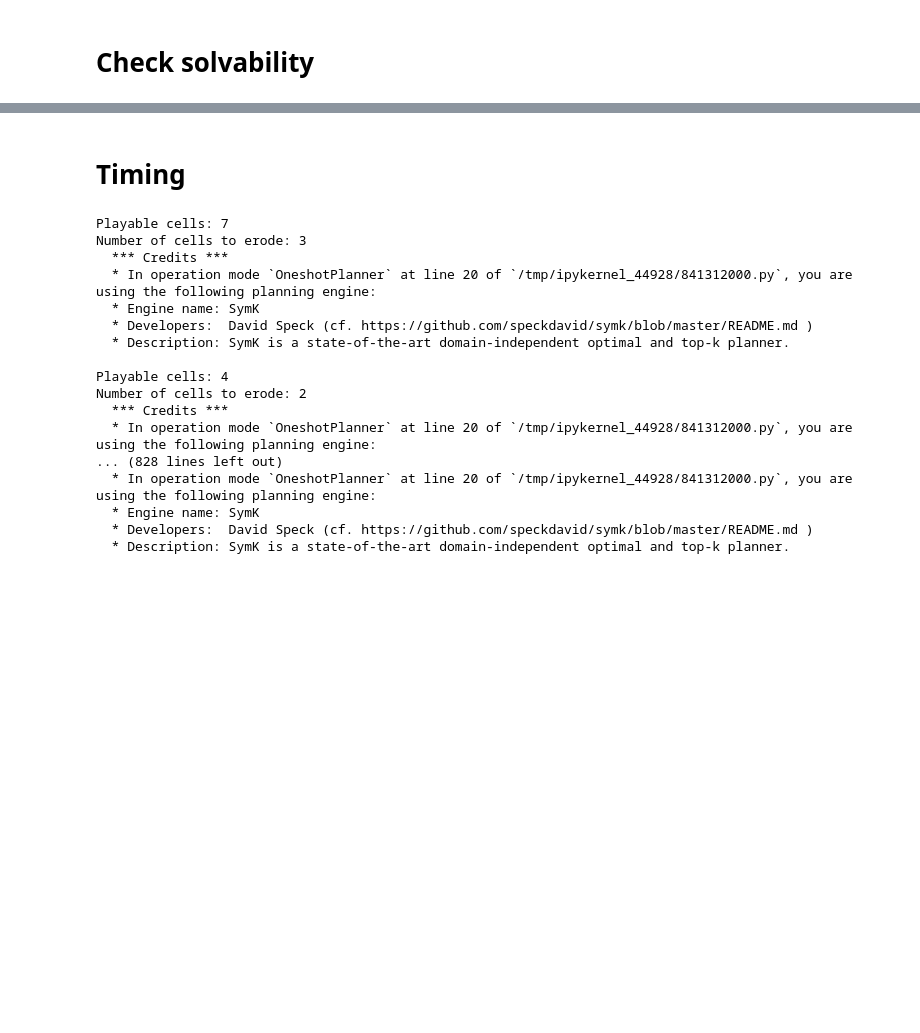
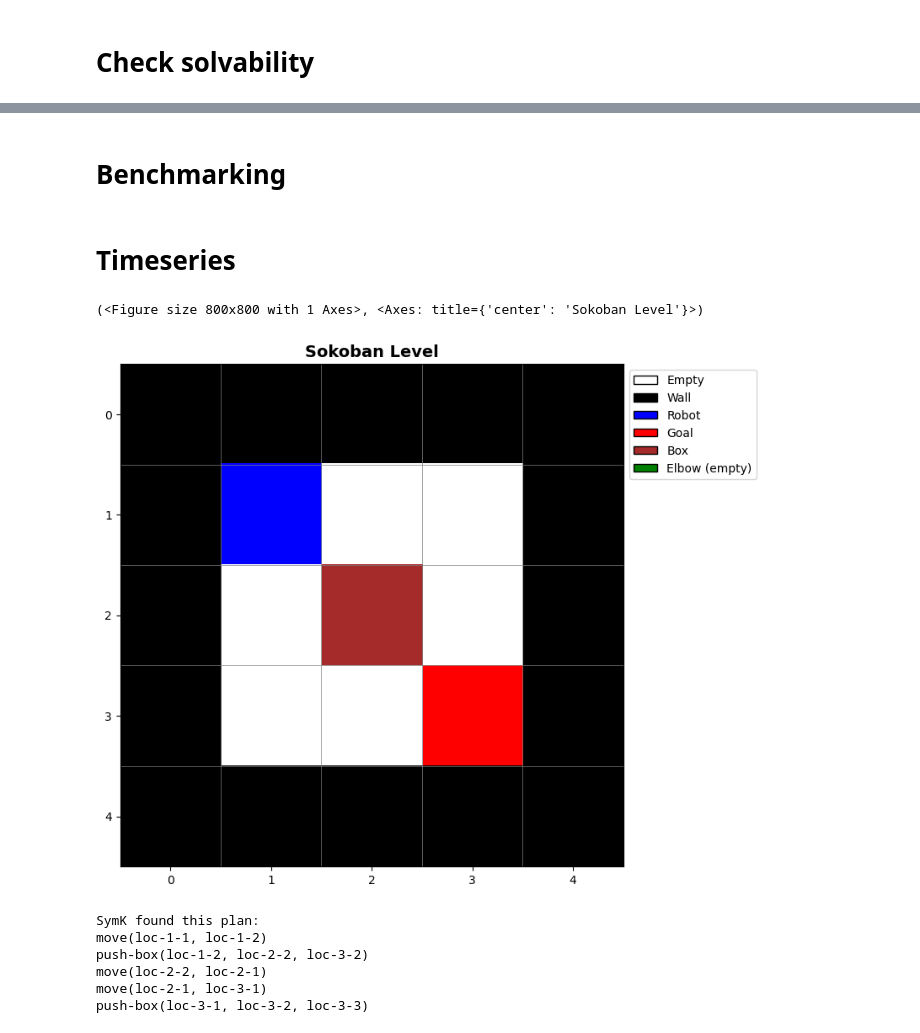
Before and after one commit to FlavioFoxes/colosseum, a Jupyter notebook: src/colosseum/tasks/maze/notebooks/maze_generation.ipynb, the cells around one changed output, grey strips where cells are left out. Cells and saved outputs as stored; diff of their text form; code cells hidden in the pictures; blank space fills up the shorter version.

```diff
--- a/src/colosseum/tasks/maze/notebooks/maze_generation.ipynb
+++ b/src/colosseum/tasks/maze/notebooks/maze_generation.ipynb
@@ -1314,2 +916,2 @@ Number of cells to erode: 18
 # %% [markdown]
-# Timing
+# Benchmarking
@@ -1318,11 +930,11 @@ import time
 import statistics
 
 
-def generate_problem(size, with_axioms=True):
+def generate_problem(size, with_axioms=True, seed=None):
     """
     Generate a level and the corresponding problem
     """
-    level = generate_maze(*size, erosion=True)
+    level = generate_maze(*size, erosion=True, seed=seed)
     stringified_level = maze_to_string(level)
     problem = create_sokoban_problem(stringified_level, with_axioms=with_axioms)
     return problem
@@ -1353,9 +965,9 @@ def benchmark(min_size=5, max_size=10, runs=20):
 
 
         times = []
-        for _ in range(runs):
+        for i in range(runs):
 
-            problem = generate_problem(actual_size)
+            problem = generate_problem(actual_size, with_axioms=True, seed=i)
 
             start = time.perf_counter()
             solve(problem)
@@ -1374,27 +986,11 @@ def benchmark(min_size=5, max_size=10, runs=20):
 
 
 
-results = benchmark(runs=20)
+results = benchmark(runs=50)
 
 print("\nFinal Table:")
-print("Grid\tAvg Time (s)\tStd Dev")
+print("Size\tAvg Time (s)\tStd Dev")
 for size, avg, std in results:
     print(f"{size}x{size}\t{avg:.6f}\t{std:.6f}")
-# %% [output]
-Playable cells: 7
-Number of cells to erode: 3
-  *** Credits ***
-  * In operation mode `OneshotPlanner` at line 20 of `/tmp/ipykernel_44928/841312000.py`, you are using the following planning engine:
-  * Engine name: SymK
-  * Developers:  David Speck (cf. https://github.com/speckdavid/symk/blob/master/README.md )
-  * Description: SymK is a state-of-the-art domain-independent optimal and top-k planner.
-
-Playable cells: 4
-Number of cells to erode: 2
-  *** Credits ***
-  * In operation mode `OneshotPlanner` at line 20 of `/tmp/ipykernel_44928/841312000.py`, you are using the following planning engine:
-... (828 lines left out)
-  * In operation mode `OneshotPlanner` at line 20 of `/tmp/ipykernel_44928/841312000.py`, you are using the following planning engine:
-  * Engine name: SymK
-  * Developers:  David Speck (cf. https://github.com/speckdavid/symk/blob/master/README.md )
-  * Description: SymK is a state-of-the-art domain-independent optimal and top-k planner.
+# %% [markdown]
+# Timeseries
@@ -1400,0 +1153,37 @@ Number of cells to erode: 2
+# %%
+sample_level = [
+    ['#', '#', '#', '#', '#'],
+    ['#', 'r', '.', '.', '#'],
+    ['#', '.', 'b', '.', '#'],
+    ['#', '.', '.', '@', '#'],
+    ['#', '#', '#', '#', '#'],
+]
+
+plot_level(sample_level)
+# %% [output]
+(<Figure size 800x800 with 1 Axes>, <Axes: title={'center': 'Sokoban Level'}>)
+[figure, added]
+# %%
+# Formulate the problem
+problem = create_sokoban_problem(maze_to_string(sample_level), with_axioms=False)
+
+# Solve it once again
+with OneshotPlanner(problem_kind=problem.kind) as planner:
+    result = planner.solve(problem) # , output_stream=sys.stdout
+    if result.status in unified_planning.engines.results.POSITIVE_OUTCOMES:
+        print(f"{planner.name} found this plan:")
+        # print(result.plan)
+    else:
+        print("No plan found.")
+
+# Extract the plan
+actions = result.plan.actions
+for action in actions:
+    print(action)
+# %% [output]
+SymK found this plan:
+move(loc-1-1, loc-1-2)
+push-box(loc-1-2, loc-2-2, loc-3-2)
+move(loc-2-2, loc-2-1)
+move(loc-2-1, loc-3-1)
+push-box(loc-3-1, loc-3-2, loc-3-3)
```
Also changed, not shown: parts of 8 cells of this notebook, 3 other files.
